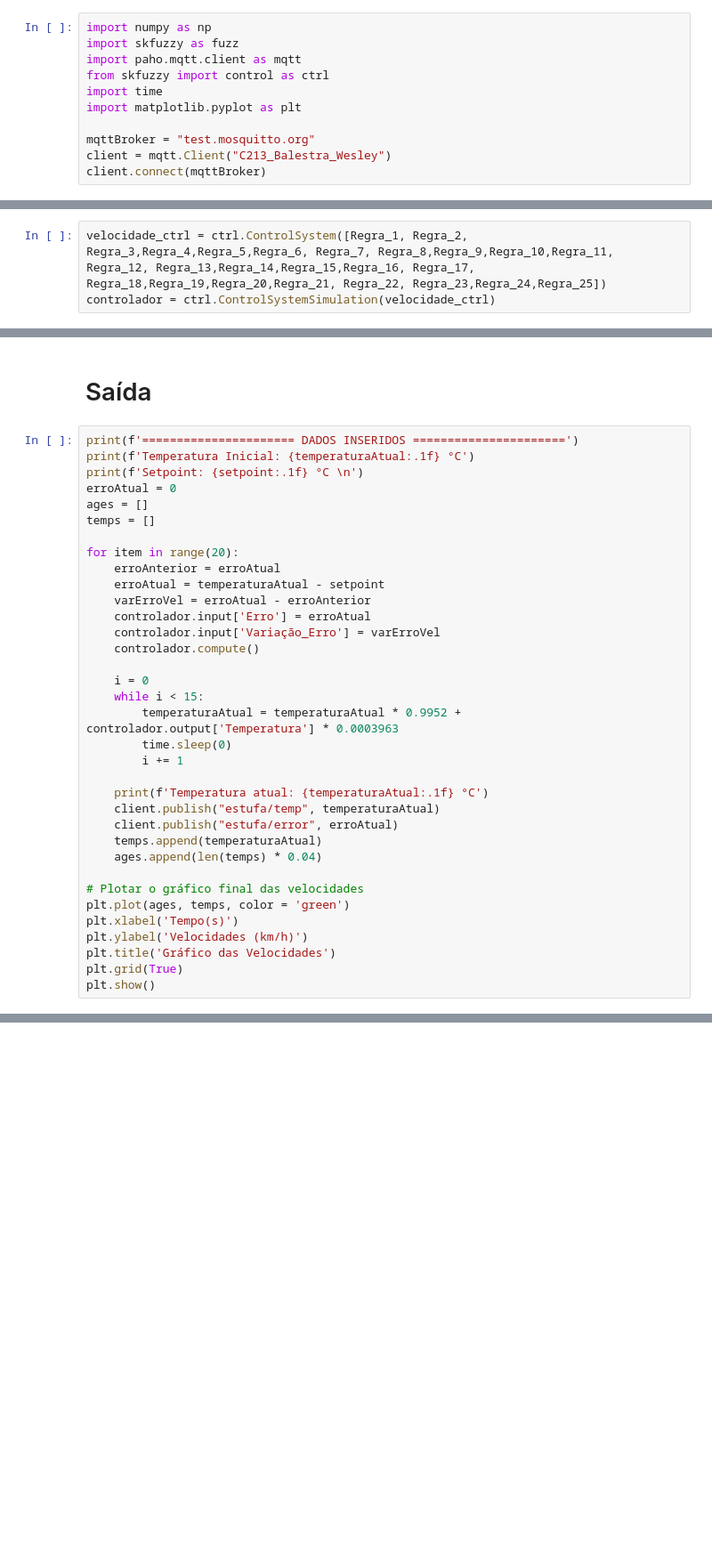
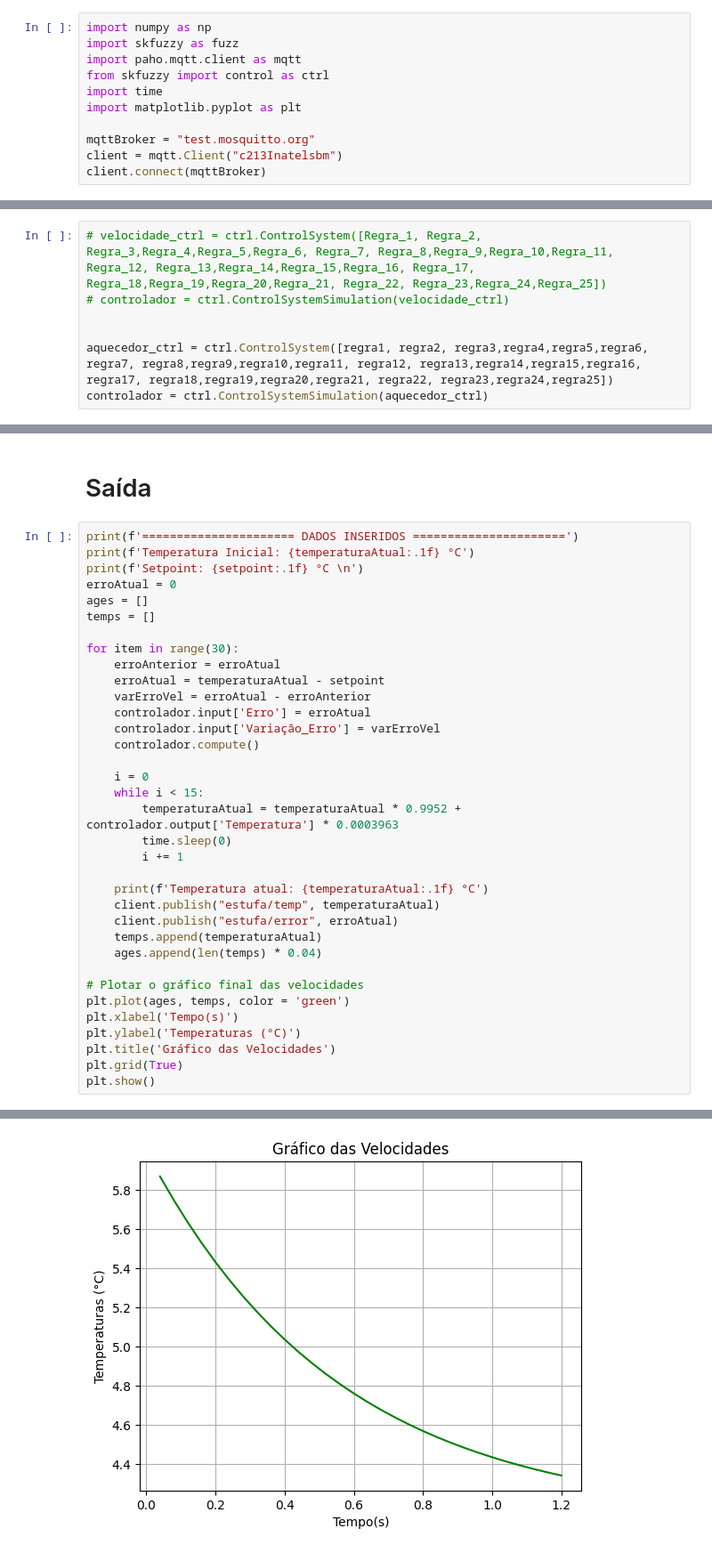
Before and after one commit to leticiamoreiram/C213, a Jupyter notebook: Code/CodigoFinal.ipynb, the cells around one changed output, grey strips where cells are left out. Shown: that part at 89% size. Drawn from its saved outputs; the diff is of its cells as text; blank space fills up the shorter version.

```diff
--- a/Code/CodigoFinal.ipynb
+++ b/Code/CodigoFinal.ipynb
@@ -33,7 +28,7 @@ import time
 import matplotlib.pyplot as plt
 
 mqttBroker = "test.mosquitto.org"
-client = mqtt.Client("C213_Balestra_Wesley")
+client = mqtt.Client("c213Inatelsbm")
 client.connect(mqttBroker)
 # %% [output]
 0
@@ -122,6 +106,10 @@ Regra_25 = ctrl.Rule(Erro['MP']& VariacaoErro['MP'], Temperatura['MB'])
 # %%
-velocidade_ctrl = ctrl.ControlSystem([Regra_1, Regra_2, Regra_3,Regra_4,Regra_5,Regra_6, Regra_7, Regra_8,Regra_9,Regra_10,Regra_11, Regra_12, Regra_13,Regra_14,Regra_15,Regra_16, Regra_17, Regra_18,Regra_19,Regra_20,Regra_21, Regra_22, Regra_23,Regra_24,Regra_25])
-controlador = ctrl.ControlSystemSimulation(velocidade_ctrl)
+# velocidade_ctrl = ctrl.ControlSystem([Regra_1, Regra_2, Regra_3,Regra_4,Regra_5,Regra_6, Regra_7, Regra_8,Regra_9,Regra_10,Regra_11, Regra_12, Regra_13,Regra_14,Regra_15,Regra_16, Regra_17, Regra_18,Regra_19,Regra_20,Regra_21, Regra_22, Regra_23,Regra_24,Regra_25])
+# controlador = ctrl.ControlSystemSimulation(velocidade_ctrl)
+
+
+aquecedor_ctrl = ctrl.ControlSystem([regra1, regra2, regra3,regra4,regra5,regra6, regra7, regra8,regra9,regra10,regra11, regra12, regra13,regra14,regra15,regra16, regra17, regra18,regra19,regra20,regra21, regra22, regra23,regra24,regra25])
+controlador = ctrl.ControlSystemSimulation(aquecedor_ctrl)
 # %% [markdown]
 # Entrada de dados
 # %%
@@ -167,7 +156,7 @@ erroAtual = 0
 ages = []
 temps = []
 
-for item in range(20):
+for item in range(30):
     erroAnterior = erroAtual
     erroAtual = temperaturaAtual - setpoint
     varErroVel = erroAtual - erroAnterior
@@ -190,7 +179,7 @@ for item in range(20):
 # Plotar o gráfico final das velocidades
 plt.plot(ages, temps, color = 'green')
 plt.xlabel('Tempo(s)')
-plt.ylabel('Velocidades (km/h)')
+plt.ylabel('Temperaturas (°C)')
 plt.title('Gráfico das Velocidades')
 plt.grid(True)
 plt.show()
@@ -201,0 +204 @@ ValueError: Crisp output cannot be calculated, likely because the system is too
+[figure, added]
```
Also changed, not shown: parts of 6 cells of this notebook.
